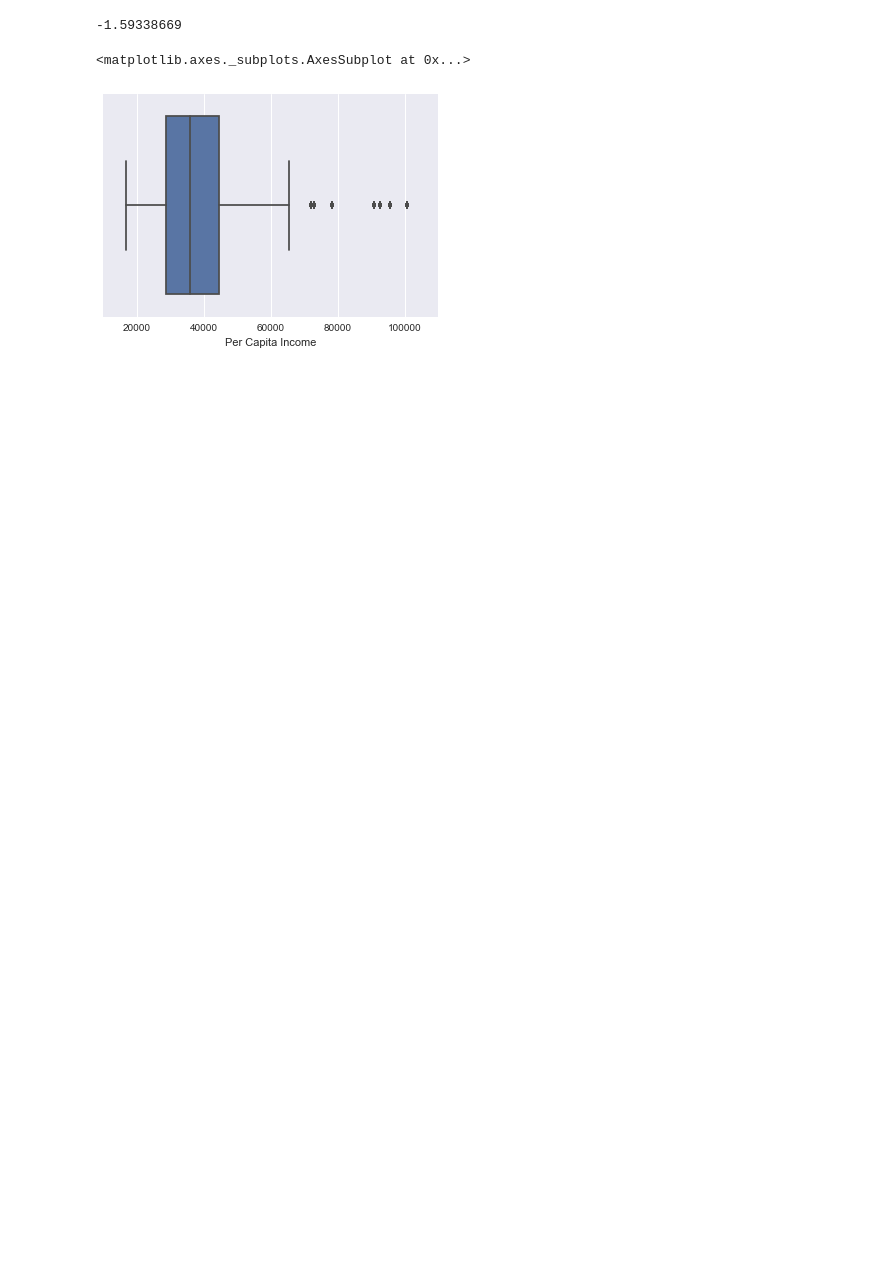
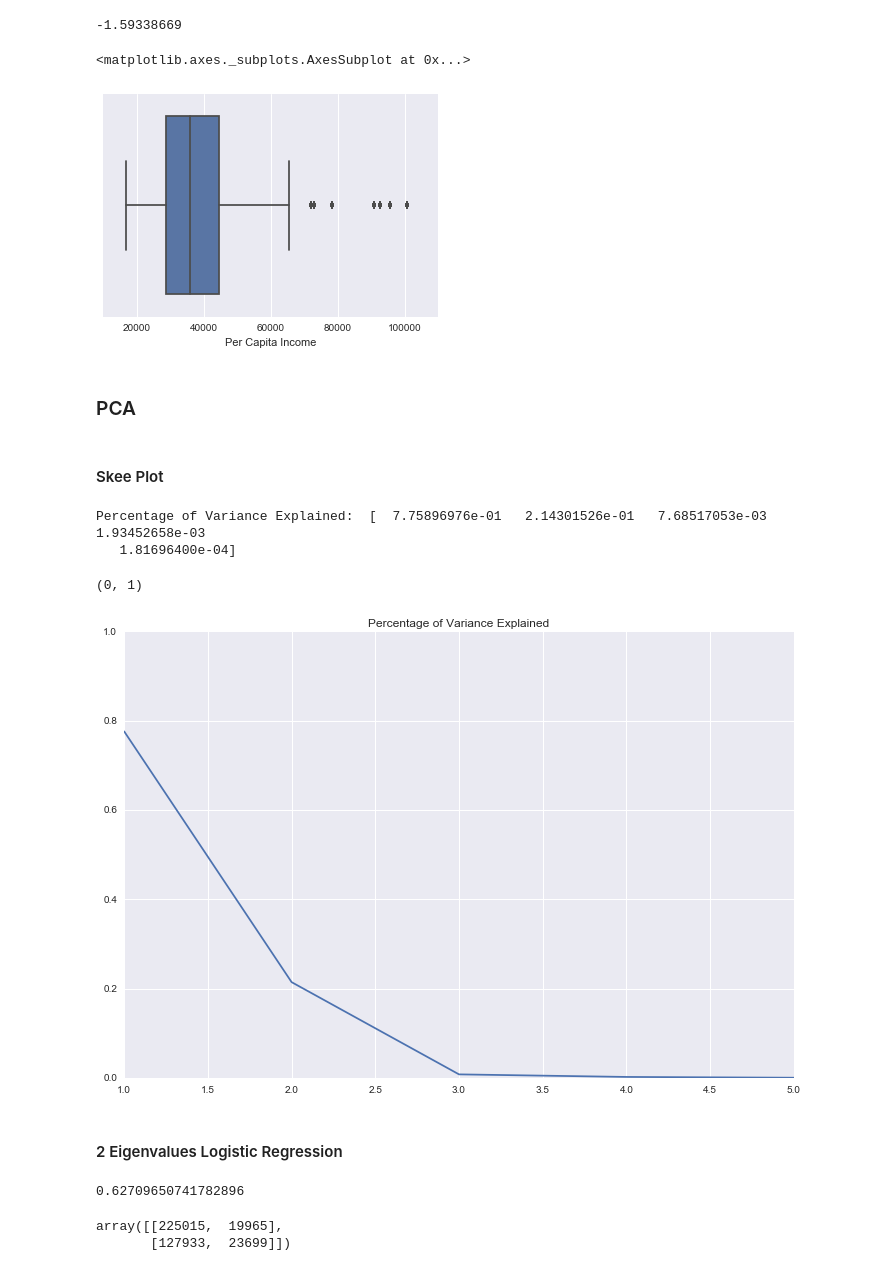
Before and after one commit to aaharrison/GeneralAssembly, a Jupyter notebook: Capstone/Traffic Stop Capstone Analysis.ipynb, the cells around one changed output. Cells and saved outputs as stored; diff of their text form; code cells hidden in the pictures; blank space fills up the shorter version.

```diff
--- a/Capstone/Traffic Stop Capstone Analysis.ipynb
+++ b/Capstone/Traffic Stop Capstone Analysis.ipynb
@@ -1433,3 +1468,49 @@ sns.boxplot(df["Per Capita Income"])
 # %% [output]
 <matplotlib.axes._subplots.AxesSubplot at 0x...>
 [figure]
+# %% [markdown]
+### PCA
+# %%
+X_pca = df.drop(["InterventionDateTime", "InterventionDate", "InterventionTime", "CreatedDate",
+         "InterventionLocationDescriptionText", "StatuteCodeIdentificationID", "StatutatoryCitation",
+         "InterventionDispositionDate", "Unique ID", "Lat", "Long", "ProfileNo", "OrganizationIdentificationID",
+         "InterventionIdentificationID", "IdentificationCategoryDescriptionText", "InterventionLocationName",
+        "ReportingOfficerIdentificationID", ]
+        , axis = 1).dropna()
+
+y = X_pca["Outcome"]
+
+X_pca.drop("Outcome", axis = 1, inplace = True)
+
+catList = (X_pca.dtypes==object).tolist()
+
+le = LabelEncoder()
+for x in X_pca.columns:
+    if type(X_pca[x][0]) == str or type(X_pca[x][0]) == bool:
+        X_pca[x] = le.fit_transform(X_pca[x])
+    else:
+        pass
+
+oneHot = OneHotEncoder(categorical_features = catList, sparse = False)
+X_pca = oneHot.fit_transform(X_pca)
+# %% [markdown]
+#### Skee Plot
+# %%
+from sklearn.decomposition import PCA
+
+pca = PCA(n_components = 5)
+X_pca = pca.fit_transform(X_pca)
+print("Percentage of Variance Explained: ", pca.explained_variance_ratio_)
+variance = pca.explained_variance_ratio_.tolist()
+
+plt.figure(figsize = (12,8))
+plt.plot(pd.DataFrame(data = variance, index = np.arange(1,6).tolist(), columns = ["Variance"]))
+plt.title("Percentage of Variance Explained")
+plt.ylim(0,1)
+# %% [output]
+Percentage of Variance Explained:  [  7.75896976e-01   2.14301526e-01   7.68517053e-03   1.93452658e-03
+   1.81696400e-04]
+(0, 1)
+[figure, added]
+# %% [markdown]
+#### 2 Eigenvalues Logistic Regression
@@ -1435,0 +1525,9 @@ sns.boxplot(df["Per Capita Income"])
+# %%
+algo.score(X_pca,y)
+# %% [output]
+0.62709650741782896
+# %%
+confusion_matrix(y, algo.predict(X_pca))
+# %% [output]
+array([[225015,  19965],
+       [127933,  23699]])
```
Also changed, not shown: parts of 14 cells of this notebook.
